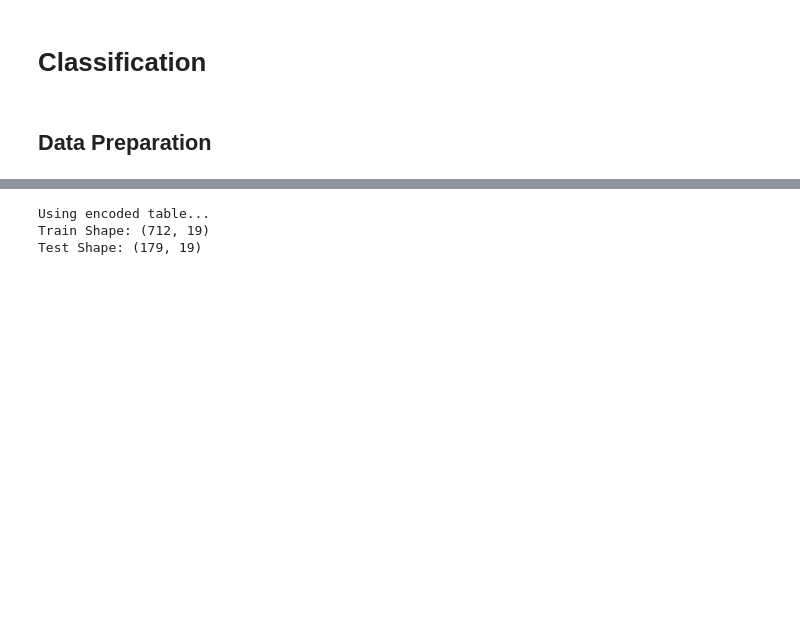
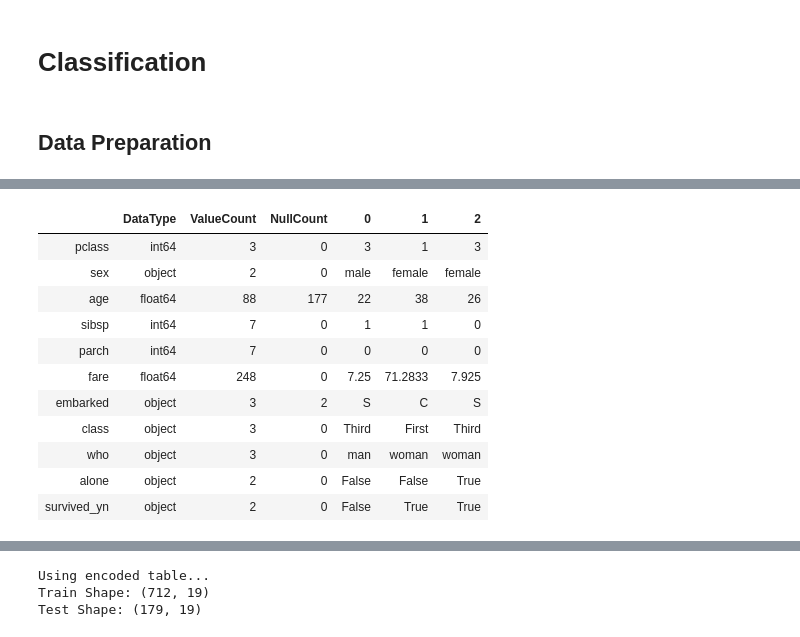
Before and after one commit to jykim/eda_utils, a Jupyter notebook: notebooks/titanic_example.ipynb, the cells around one changed output, grey strips where cells are left out. Drawn from its saved outputs; the diff is of its cells as text; code cells hidden in the pictures; blank space fills up the shorter version.

```diff
--- a/notebooks/titanic_example.ipynb
+++ b/notebooks/titanic_example.ipynb
@@ -205,3 +221,18 @@ mt = mb.MLTable(titanic.drop(['alive', 'embark_town', 'adult_male', 'deck'], axi
+# %%
+mt.colinfo()
+# %% [output]
+|  | DataType | ValueCount | NullCount | 0 | 1 | 2 |
+| pclass | int64 | 3 | 0 | 3 | 1 | 3 |
+| sex | object | 2 | 0 | male | female | female |
+| age | float64 | 88 | 177 | 22 | 38 | 26 |
+| sibsp | int64 | 7 | 0 | 1 | 1 | 0 |
+| parch | int64 | 7 | 0 | 0 | 0 | 0 |
+| fare | float64 | 248 | 0 | 7.25 | 71.2833 | 7.925 |
+| embarked | object | 3 | 2 | S | C | S |
+| class | object | 3 | 0 | Third | First | Third |
+| who | object | 3 | 0 | man | woman | woman |
+| alone | object | 2 | 0 | False | False | True |
+| survived_yn | object | 2 | 0 | False | True | True |
 # %%
 mt.normalize(topk=3).head()
 # %% [output]
```
Also changed, not shown: parts of 7 cells of this notebook, 2 other files.
